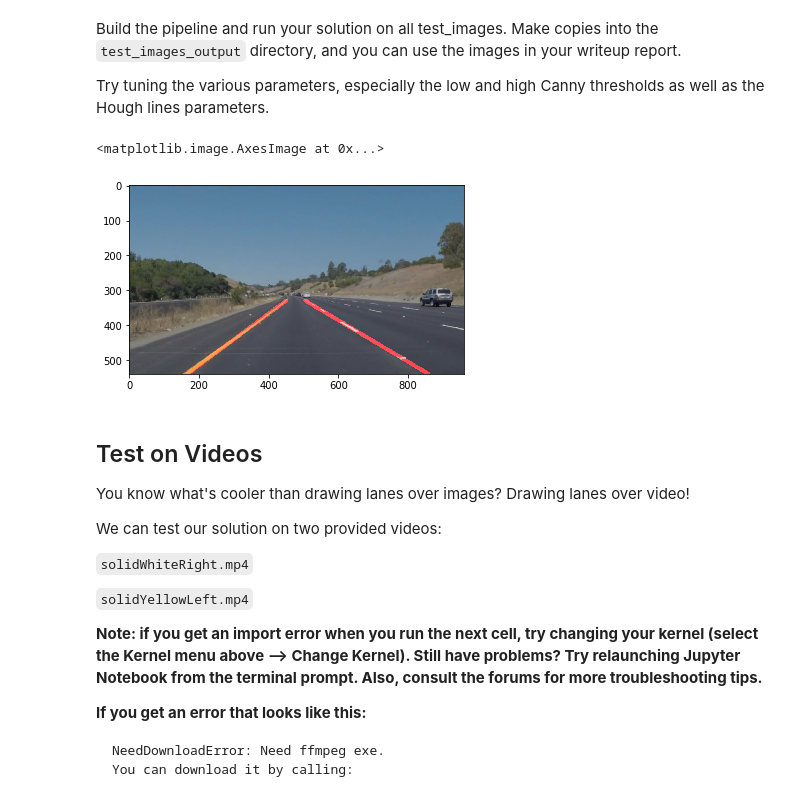
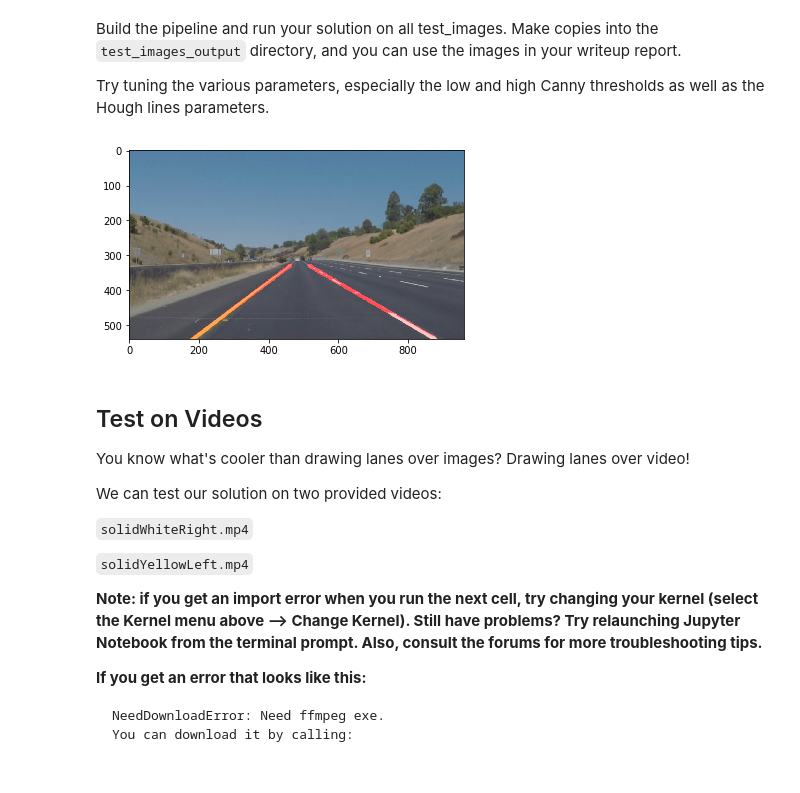
Before and after one commit to pankaj02/CarND-LaneLines-P1, a Jupyter notebook: P1.ipynb, the cells around one changed output. Saved outputs shown, nothing was run; the diff lists cells and outputs as text; code cells hidden in the pictures.

```diff
--- a/P1.ipynb
+++ b/P1.ipynb
@@ -234,30 +223,35 @@ Build the pipeline and run your solution on all test_images. Make copies into th
 
 Try tuning the various parameters, especially the low and high Canny thresholds as well as the Hough lines parameters.
 # %%
-# TODO: Build your pipeline that will draw lane lines on the test_images
-# then save them to the test_images_output directory.
-# convert image to grey
-image_copy = np.copy(image)
-gray = grayscale(image_copy)
-blur_gray  = gaussian_blur(gray,3)
-edges = canny(blur_gray,50, 200)
-#plt.imshow(gray, cmap='gray')
-imshape = image.shape
-vertices = np.array([[(0,imshape[0]),(400, 330), (550, 330), (imshape[1],imshape[0])]], dtype=np.int32)
-masked_edges = region_of_interest(edges,vertices)
-rho = 2
-theta = np.pi/180
-threshold = 15
-min_line_length = 40
-max_line_gap = 20
-lines = hough_lines(masked_edges, rho, theta, threshold, min_line_length, max_line_gap)
-combo = weighted_img(lines, image, α=0.8, β=2., λ=0.)
-plt.imshow(combo)
-
-#plt.imshow(masked_edges,cmap='gray')
+def process_image(image):
+    # NOTE: The output you return should be a color image (3 channel) for processing video below
+    # TODO: put your pipeline here,
+    # you should return the final output (image where lines are drawn on lanes)
+    image_copy = np.copy(image)
+    gray = grayscale(image_copy)
+    blur_gray  = gaussian_blur(gray,3)
+    edges = canny(blur_gray,50, 200)
+    imshape = image.shape
+    vertices = np.array([[(0,imshape[0]),(400, 330), (550, 330), (imshape[1],imshape[0])]], dtype=np.int32)
+    masked_edges = region_of_interest(edges,vertices)
+    rho = 2
+    theta = np.pi/180
+    threshold = 15
+    min_line_length = 40
+    max_line_gap = 20
+    lines = hough_lines(masked_edges, rho, theta, threshold, min_line_length, max_line_gap)
+    result = weighted_img(lines, image, α=0.8, β=2., λ=0.)
+    plt.imshow(result)
+    return result
-# %% [output]
-<matplotlib.image.AxesImage at 0x...>
-[figure, removed]
+# %%
+for img_name in os.listdir("test_images/"):
+    image = cv2.imread("test_images/" + img_name)
+    rgb_image = cv2.cvtColor(image, cv2.COLOR_BGR2RGB)
+    processed_image = process_image(rgb_image)
+    rgb_image = cv2.cvtColor(processed_image, cv2.COLOR_BGR2RGB)
+    cv2.imwrite("test_images_output/"+img_name, rgb_image)
+# %% [output]
+[figure, added]
 # %% [markdown]
 ## Test on Videos
 
```
Also changed, not shown: parts of 8 cells of this notebook, 11 other files.
